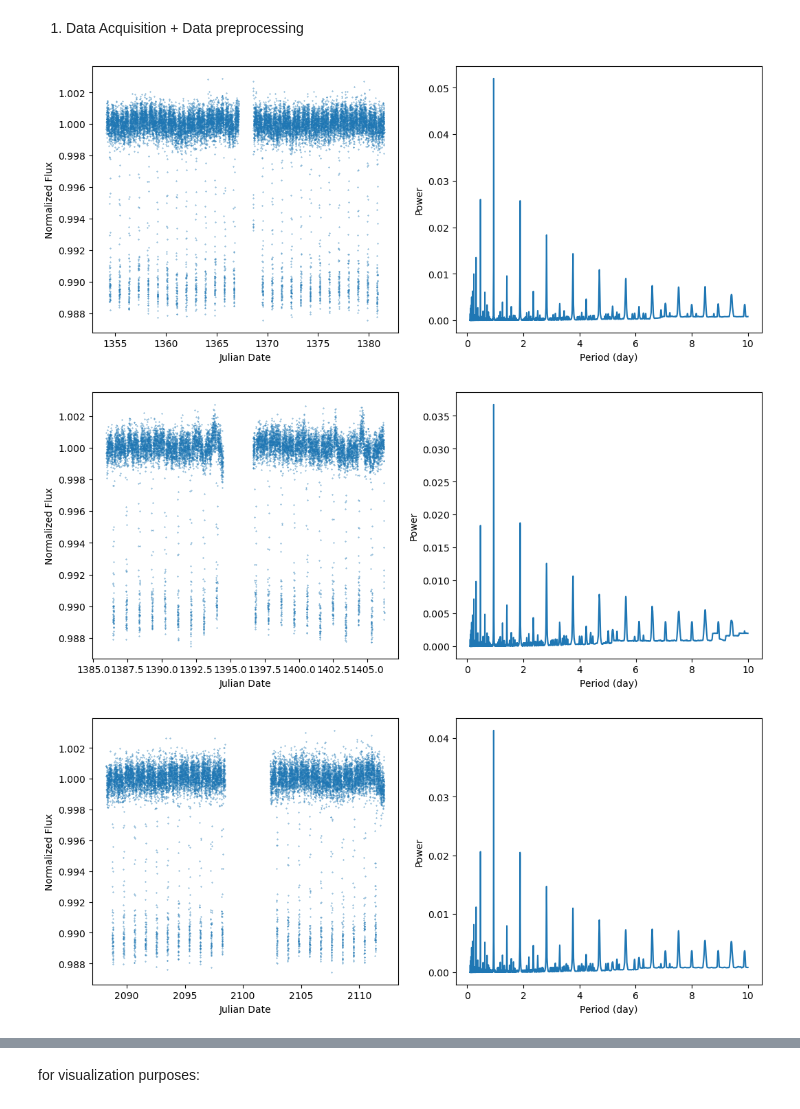
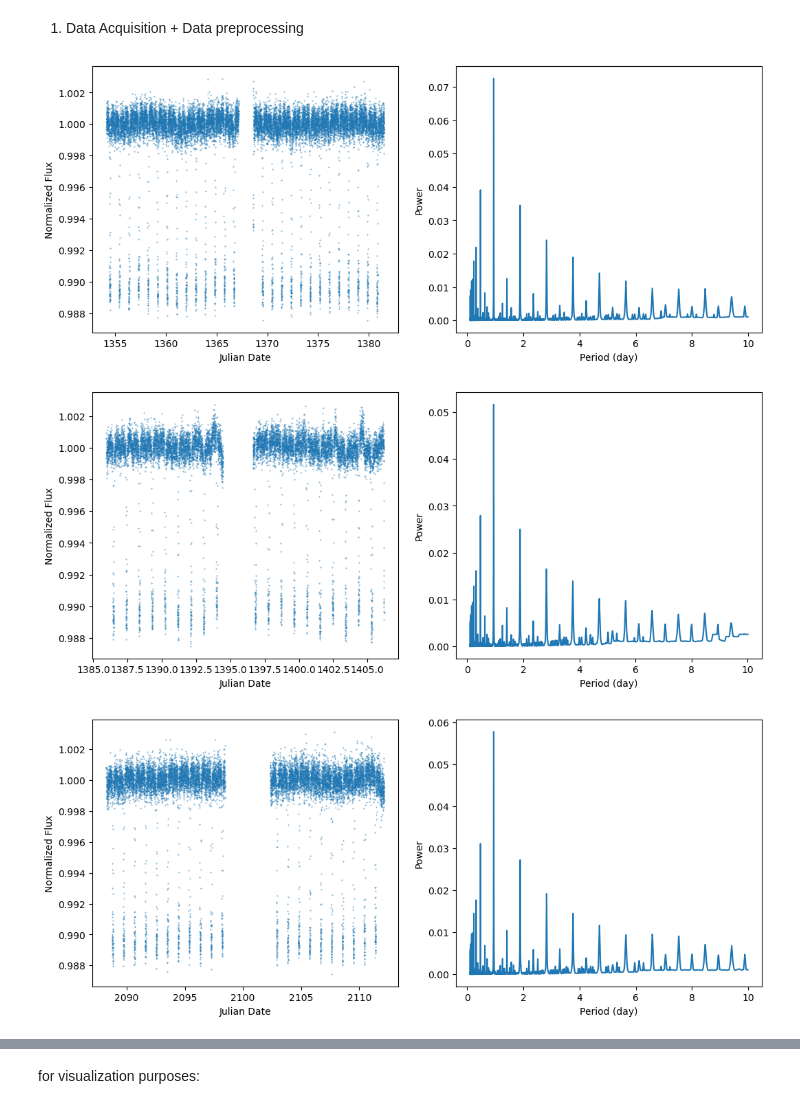
Before and after one commit to cassiemetzger/wasp_18b, a Jupyter notebook: project.ipynb, the cells around one changed output, grey strips where cells are left out. Cells and saved outputs as stored; diff of their text form; code cells hidden in the pictures.

```diff
--- a/project.ipynb
+++ b/project.ipynb
@@ -27,6 +27,7 @@ transit_duration_ls = []
 transit_period_ls = []
 transit_depth_err_ls = []
 epoch = []
+median = []
 
 for i, fits_file in enumerate(fits_files):
     hdu_list = fits.open(fits_file, memmap=True)
@@ -40,6 +41,8 @@ for i, fits_file in enumerate(fits_files):
     current_time = data_filtered['TIME'].tolist()
     current_flux = data_filtered['PDCSAP_FLUX']/(np.median(data_filtered['PDCSAP_FLUX'])).tolist()
     current_flux_error = data_filtered['PDCSAP_FLUX_ERR']/(np.median(data_filtered['PDCSAP_FLUX_ERR'])).tolist()
+    median = np.median(data_filtered['PDCSAP_FLUX']).tolist()
+
     all_time.extend(current_time)
     all_flux.extend(current_flux)
 
@@ -50,34 +53,34 @@ for i, fits_file in enumerate(fits_files):
     figure.tight_layout(pad=3.0)
 
     plt.subplot(1, 2, 2)
     model = BoxLeastSquares(np.array(current_time) * u.day, np.array(current_flux), dy= np.array(current_flux_error))
-    periodogram = model.autopower(0.05 * u.day, minimum_period=0.1, maximum_period=10, oversample=1000)
+    periodogram = model.autopower(0.09 * u.day, minimum_period=0.1, maximum_period=10, oversample=1000)
     max_power = np.argmax(periodogram.power)
     transit_period_ls.append(periodogram.period[max_power].value)
     transit_depth_ls.append(periodogram.depth[max_power])
     transit_duration_ls.append(periodogram.duration[max_power].value)
     epoch.append(periodogram.transit_time[max_power].value)
     transit_time = periodogram.transit_time[max_power].value
     period = periodogram.period[max_power].value
     stats = model.compute_stats(periodogram.period[max_power],
                             periodogram.duration[max_power],
                             periodogram.transit_time[max_power])
     transit_depth_err_ls.append(stats['depth'][1])
 
 
     plt.plot(periodogram.period, periodogram.power)
 
     plt.xlabel('Period (day)')
     plt.ylabel('Power')
     plt.subplot(1, 2, 1)
     plt.scatter(current_time, current_flux, s = 0.1)
     plt.xlabel('Julian Date')
     plt.ylabel('Normalized Flux')
     plt.savefig('./images/lc_' + str(i)+ '.png')
     plt.show()
 #table containing concatenated data
 result_table = Table({'TIME': all_time, 'FLUX': all_flux})
 # %% [output]
-[figure, old version]
+[figure, new version]
-[figure, old version]
+[figure, new version]
-[figure, old version]
+[figure, new version]
```
Also changed, not shown: parts of 12 cells of this notebook.
